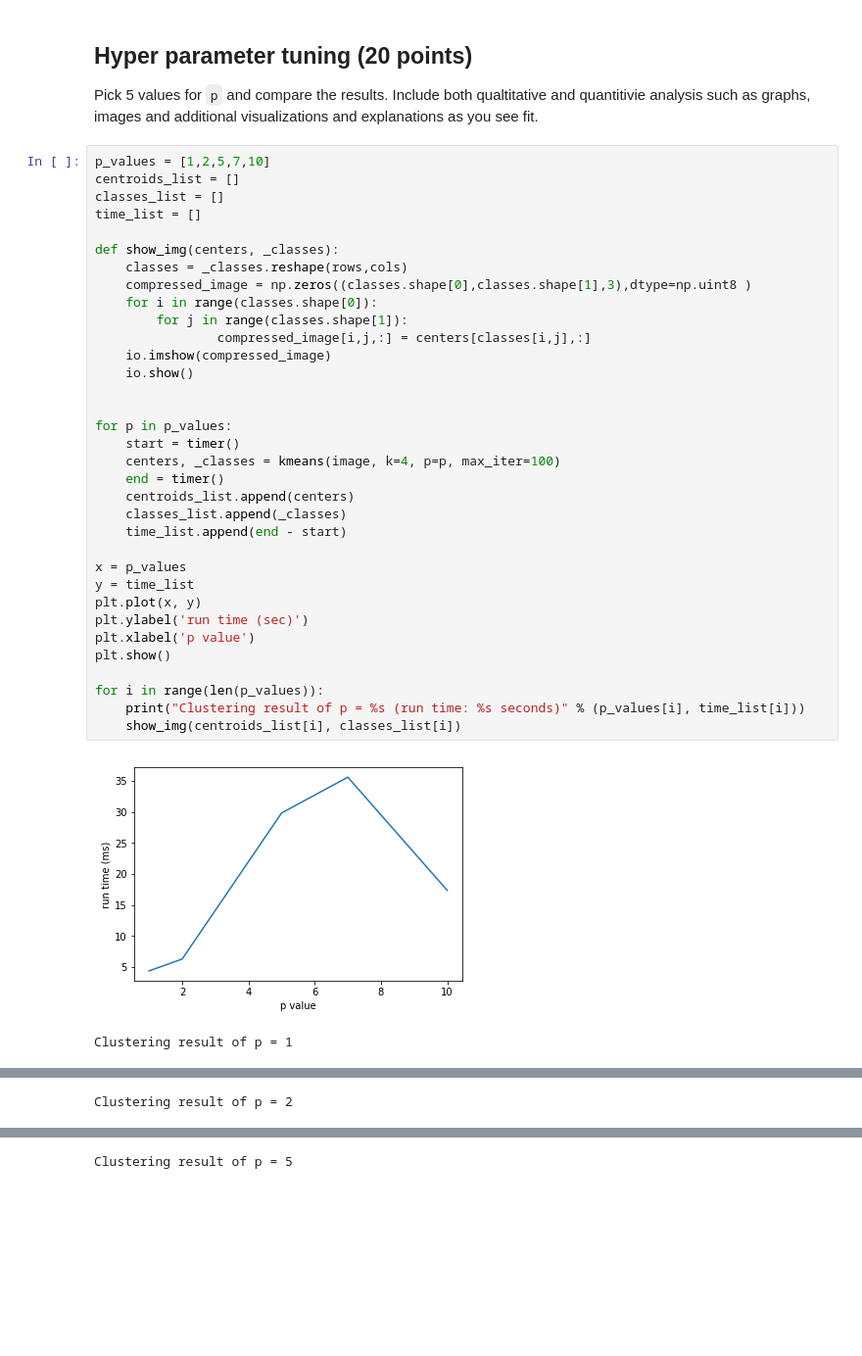
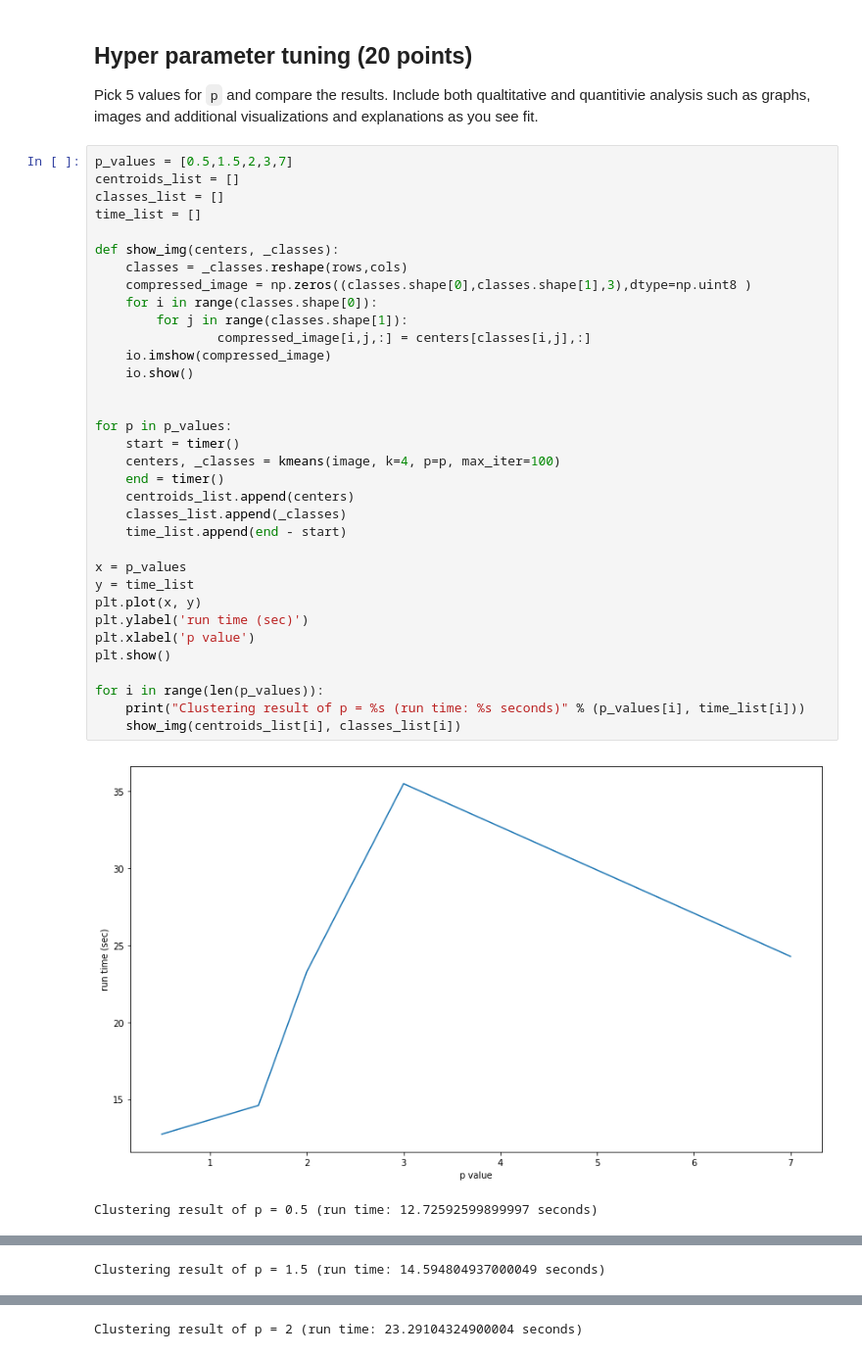
Before and after one commit to Gal-Ofir/MachineLearning, a Jupyter notebook: hw7/hw7/hw7.ipynb, the cells around one changed output, grey strips where cells are left out. Shown at 98% size. Saved outputs shown, nothing was run; the diff lists cells and outputs as text; blank space fills up the shorter version.

```diff
--- a/hw7/hw7/hw7.ipynb
+++ b/hw7/hw7/hw7.ipynb
@@ -197,39 +200,39 @@ io.show()
 
 Pick 5 values for `p` and compare the results. Include both qualtitative and quantitivie analysis such as graphs, images and additional visualizations and explanations as you see fit.
 # %%
-p_values = [1,2,5,7,10]
+p_values = [0.5,1.5,2,3,7]
 centroids_list = []
 classes_list = []
 time_list = []
 
 def show_img(centers, _classes):
     classes = _classes.reshape(rows,cols)
     compressed_image = np.zeros((classes.shape[0],classes.shape[1],3),dtype=np.uint8 )
     for i in range(classes.shape[0]):
         for j in range(classes.shape[1]):
                 compressed_image[i,j,:] = centers[classes[i,j],:]
     io.imshow(compressed_image)
     io.show()
 
 
 for p in p_values:
     start = timer()
     centers, _classes = kmeans(image, k=4, p=p, max_iter=100)
     end = timer()
     centroids_list.append(centers)
     classes_list.append(_classes)
     time_list.append(end - start)
 
 x = p_values
 y = time_list
 plt.plot(x, y)
 plt.ylabel('run time (sec)')
 plt.xlabel('p value')
 plt.show()
 
 for i in range(len(p_values)):
     print("Clustering result of p = %s (run time: %s seconds)" % (p_values[i], time_list[i]))
     show_img(centroids_list[i], classes_list[i])
 # %% [output]
-[figure, old version]
+[figure, new version]
-Clustering result of p = 1
+Clustering result of p = 0.5 (run time: 12.72592599899997 seconds)
@@ -237 +240 @@ Clustering result of p = 1
-Clustering result of p = 2
+Clustering result of p = 1.5 (run time: 14.594804937000049 seconds)
@@ -239 +242 @@ Clustering result of p = 2
-Clustering result of p = 5
+Clustering result of p = 2 (run time: 23.29104324900004 seconds)
```
Also changed, not shown: parts of 8 cells of this notebook.
